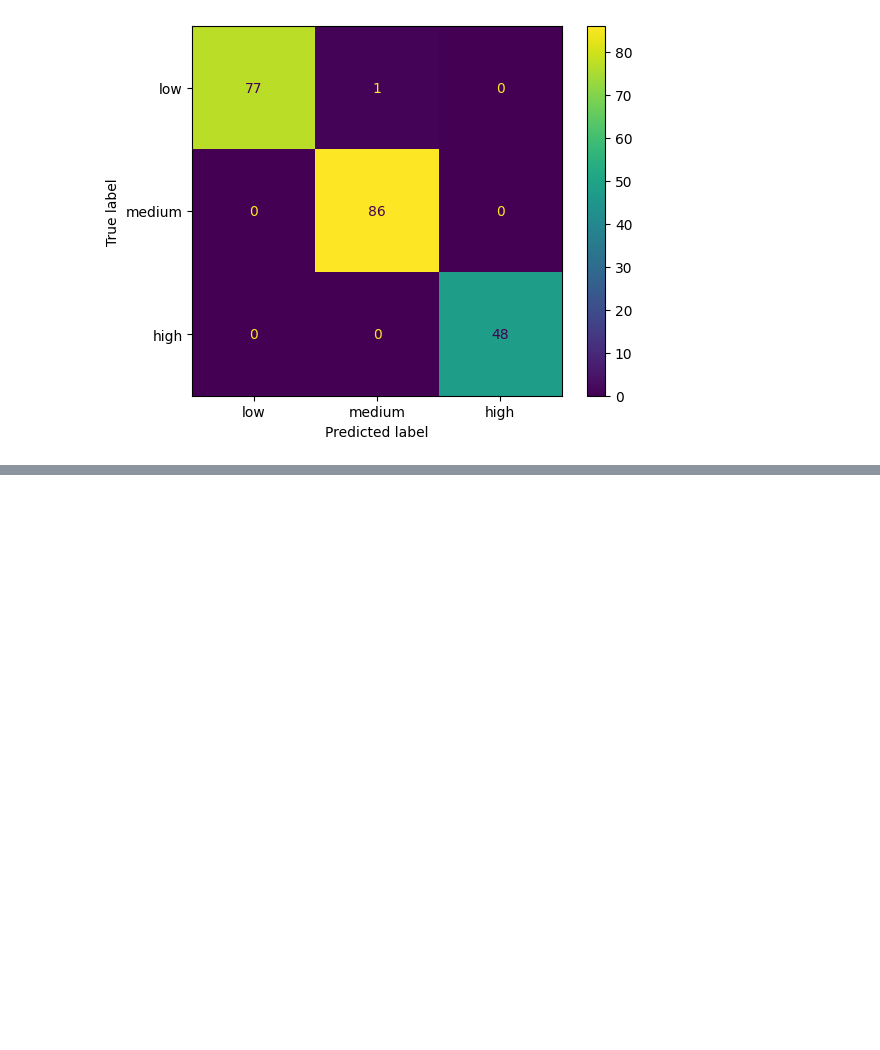
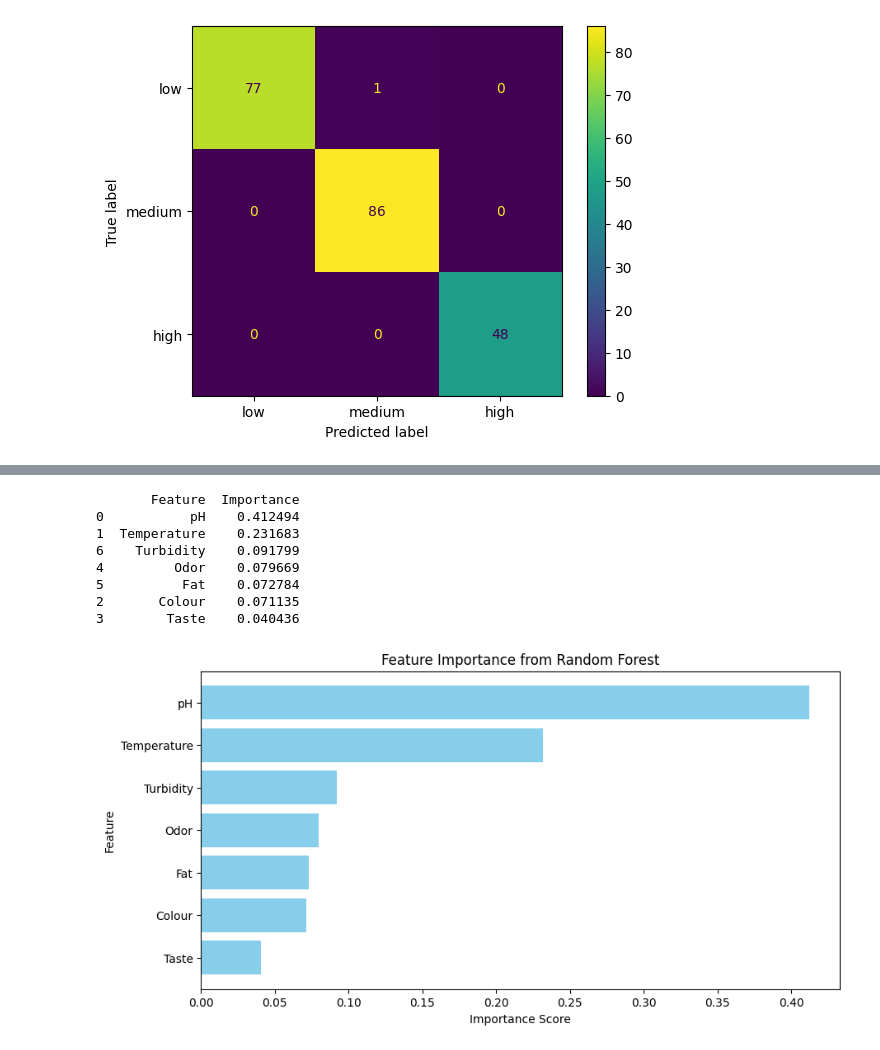
Before and after one commit to j232shen/data572-project, a Jupyter notebook: random_forest.ipynb, the cells around one changed output, grey strips where cells are left out. Cells and saved outputs as stored; diff of their text form; code cells hidden in the pictures; blank space fills up the shorter version.

```diff
--- a/random_forest.ipynb
+++ b/random_forest.ipynb
@@ -180,0 +277,32 @@ plt.show()
+# %%
+# Get feature importances
+feature_importances = best_clf.feature_importances_
+
+# Create a DataFrame to display feature names with their importance scores
+feature_names = X_train.columns
+importance_df = pd.DataFrame({'Feature': feature_names, 'Importance': feature_importances})
+
+# Sort by importance (descending order)
+importance_df = importance_df.sort_values(by='Importance', ascending=False)
+
+# Print feature importance
+print(importance_df)
+
+# Plot feature importance
+plt.figure(figsize=(10, 5))
+plt.barh(importance_df['Feature'], importance_df['Importance'], color='skyblue')
+plt.xlabel('Importance Score')
+plt.ylabel('Feature')
+plt.title('Feature Importance from Random Forest')
+plt.gca().invert_yaxis()  # Highest importance at the top
+plt.show()
+# %% [output]
+       Feature  Importance
+0           pH    0.412494
+1  Temperature    0.231683
+6    Turbidity    0.091799
+4         Odor    0.079669
+5          Fat    0.072784
+2       Colour    0.071135
+3        Taste    0.040436
+[figure, added]
```
Also changed, not shown: parts of 5 cells of this notebook.
